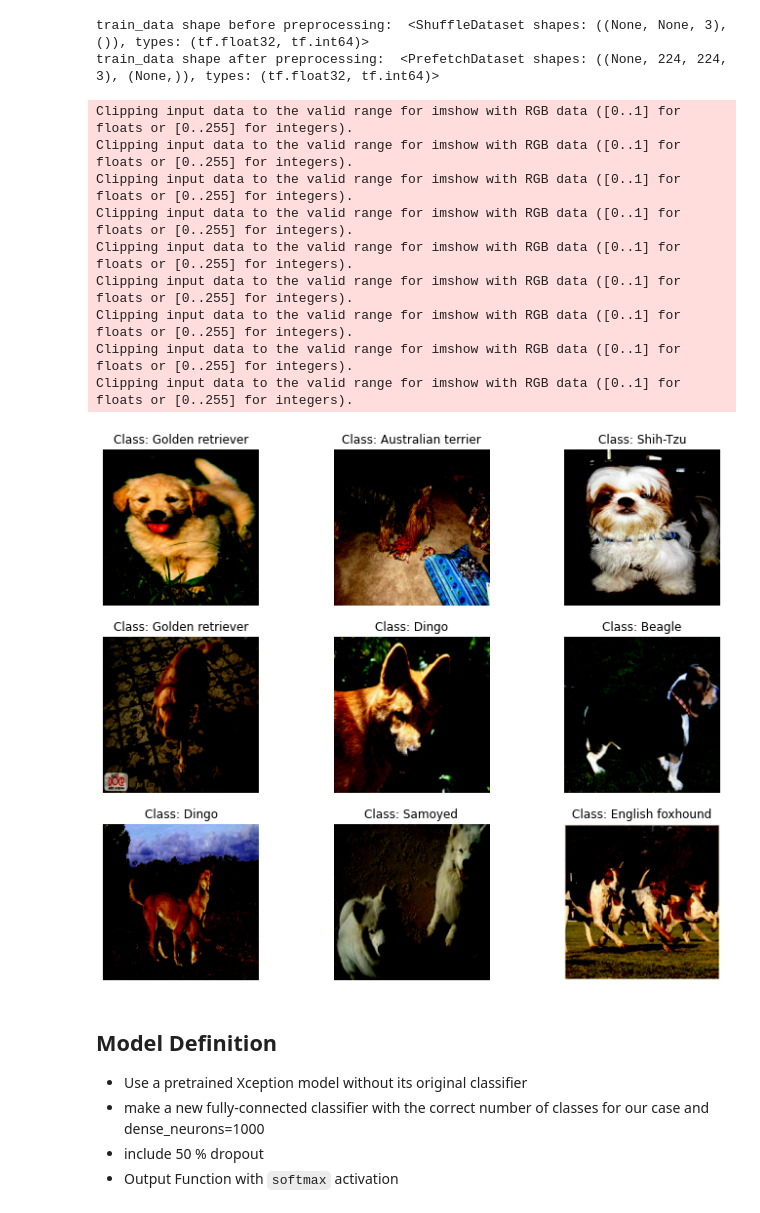
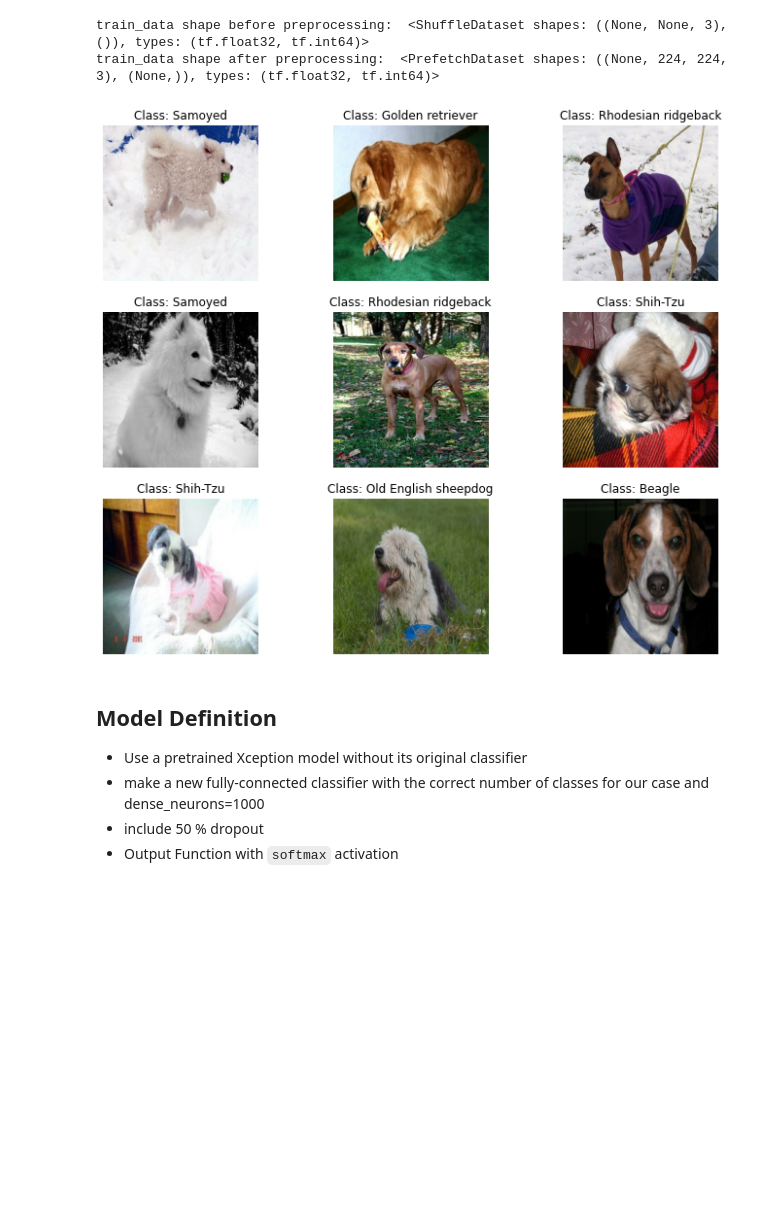
Before and after one commit to bakarin/DogBreed-Image-Classifier, a Jupyter notebook: DogBreed_Classifier_TransferLearning.ipynb, the cells around one changed output. Drawn from its saved outputs; the diff is of its cells as text; code cells hidden in the pictures; blank space fills up the shorter version.

```diff
--- a/DogBreed_Classifier_TransferLearning.ipynb
+++ b/DogBreed_Classifier_TransferLearning.ipynb
@@ -163,18 +174,11 @@ train_data shape before preprocessing:  <ShuffleDataset shapes: ((None, None, 3)
 train_data shape after preprocessing:  <PrefetchDataset shapes: ((None, 224, 224, 3), (None,)), types: (tf.float32, tf.int64)>
 # %%
 # display 9 sample images from the train set after pre-processing
-helpers.plot_images(train_data.unbatch().take(9), classes)
+# to avoid clipping input data to the valid range for imshow with RGB data ([0..1] for floats or [0..255] for integers)
+# we shift the values from -1..1 to 0..1 with a mapping function
+helpers.plot_images(train_data.unbatch().take(9).map(lambda x, y: ((x+1)/2, y)), classes)
 # %% [output]
-Clipping input data to the valid range for imshow with RGB data ([0..1] for floats or [0..255] for integers).
-Clipping input data to the valid range for imshow with RGB data ([0..1] for floats or [0..255] for integers).
-Clipping input data to the valid range for imshow with RGB data ([0..1] for floats or [0..255] for integers).
-Clipping input data to the valid range for imshow with RGB data ([0..1] for floats or [0..255] for integers).
-Clipping input data to the valid range for imshow with RGB data ([0..1] for floats or [0..255] for integers).
-Clipping input data to the valid range for imshow with RGB data ([0..1] for floats or [0..255] for integers).
-Clipping input data to the valid range for imshow with RGB data ([0..1] for floats or [0..255] for integers).
-Clipping input data to the valid range for imshow with RGB data ([0..1] for floats or [0..255] for integers).
-Clipping input data to the valid range for imshow with RGB data ([0..1] for floats or [0..255] for integers).
-[figure, old version]
+[figure, new version]
 # %% [markdown]
 ## Model Definition
 
```
Also changed, not shown: parts of 14 cells of this notebook.
